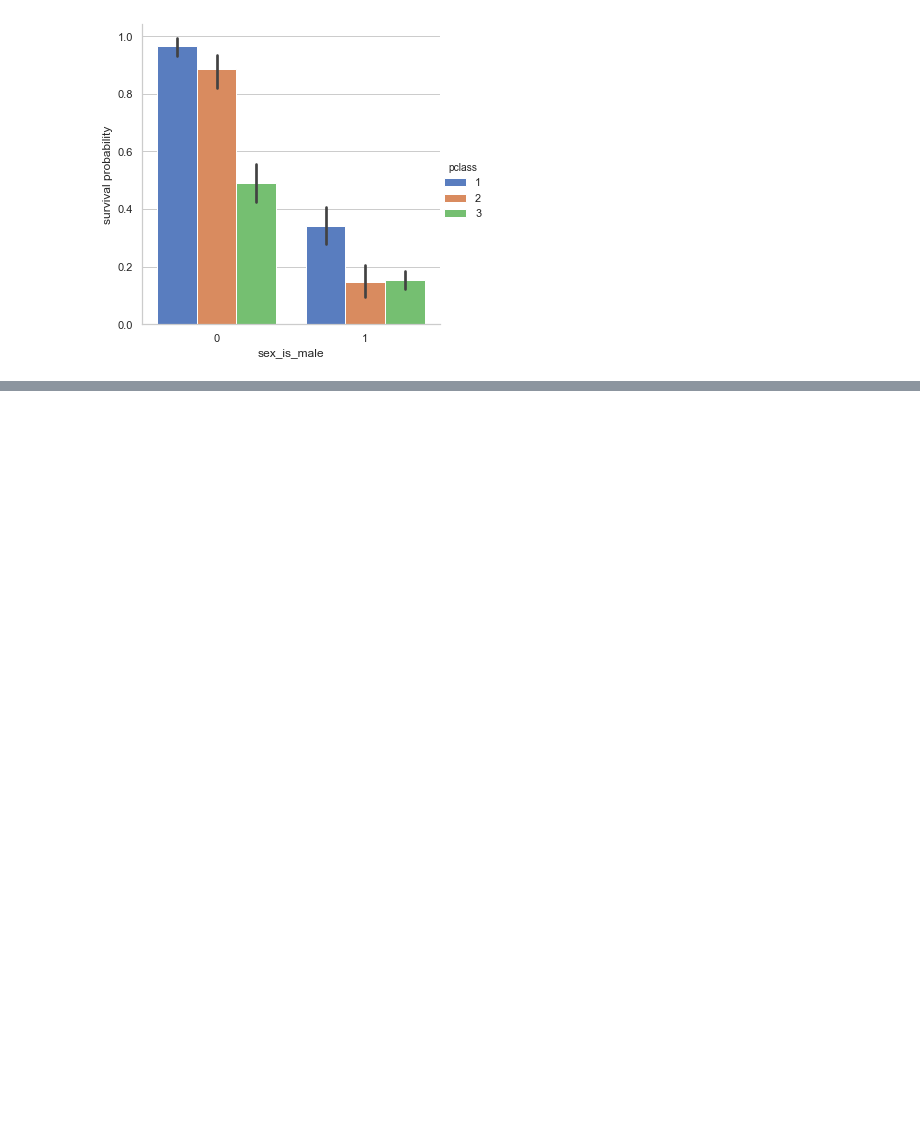
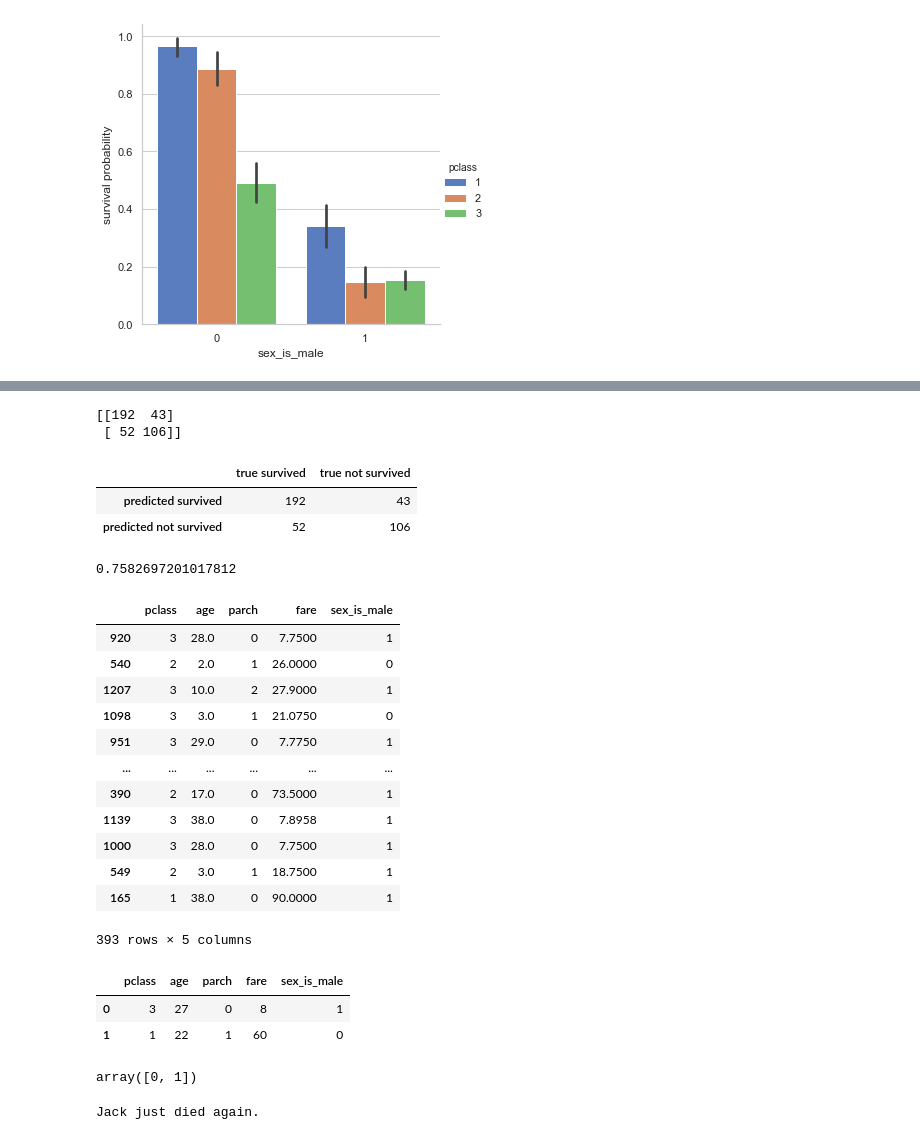
Before and after one commit to antoinedme/titanic-dataset-ml, a Jupyter notebook: Titanic-MachineLearning.ipynb, the cells around one changed output, grey strips where cells are left out. Cells and saved outputs as stored; diff of their text form; code cells hidden in the pictures; blank space fills up the shorter version.

```diff
--- a/Titanic-MachineLearning.ipynb
+++ b/Titanic-MachineLearning.ipynb
@@ -91,0 +148,4 @@ titanic.drop(['name','body','boat','cabin','ticket'],axis=1,inplace=True)
+# %%
+# Saving this table for later
+iceberg = titanic
+iceberg.info()
@@ -195,7 +273,6 @@ from sklearn.model_selection import train_test_split
 %matplotlib inline
 # %%
 # One step i missed earlier: dropping the null values (NaN from 'age' column)
-iceberg = exploratory.dropna()
 iceberg.info()
 # %% [output]
 <class 'pandas.core.frame.DataFrame'>
@@ -214,0 +291,7 @@ memory usage: 65.3 KB
+# %%
+# Splitting the table into all parameters list X and the value we want as y 'survived'
+X = iceberg.drop(['survived'],axis=1)
+y = iceberg['survived']
+
+X.info()
+y.head()
@@ -217,10 +319,4 @@ memory usage: 65.3 KB
 # Using train_test_split function
 # https://scikit-learn.org/stable/modules/generated/sklearn.model_selection.train_test_split.html
 
-survived_y = iceberg[['survived']]
-iceberg = iceberg[['id','sex_is_male','age','parch','fare','pclass']]
-
-iceberg_train, iceberg_test, y_train, y_test = train_test_split( iceberg, survived_y, test_size=0.3, random_state=42)
-iceberg_train
-print('Training data: ', iceberg_train.shape, y_train.shape)
-print('Testing data:  ', iceberg_test.shape, y_test.shape)
+X_train, X_test, y_train, y_test = train_test_split(X,y,test_size=0.3,random_state=67)
@@ -306,0 +464,43 @@ NameError: name 'df' is not defined
+# %%
+print(confusion_matrix(y_test,predictions))
+# %% [output]
+[[192  43]
+ [ 52 106]]
+# %%
+pd.DataFrame(confusion_matrix(y_test, predictions),
+             columns=['true survived', 'true not survived'],
+             index=['predicted survived', 'predicted not survived'])
+# %% [output]
+|  | true survived | true not survived |
+| predicted survived | 192 | 43 |
+| predicted not survived | 52 | 106 |
+# %%
+print(accuracy_score(y_test,predictions))
+# %% [output]
+0.7582697201017812
+# %%
+X_test
+# %% [output]
+|  | pclass | age | parch | fare | sex_is_male |
+| 920 | 3 | 28.0 | 0 | 7.7500 | 1 |
+| 540 | 2 | 2.0 | 1 | 26.0000 | 0 |
+| 1207 | 3 | 10.0 | 2 | 27.9000 | 1 |
+| 1098 | 3 | 3.0 | 1 | 21.0750 | 0 |
+| 951 | 3 | 29.0 | 0 | 7.7750 | 1 |
+| ... | ... | ... | ... | ... | ... |
+| 390 | 2 | 17.0 | 0 | 73.5000 | 1 |
+| 1139 | 3 | 38.0 | 0 | 7.8958 | 1 |
+| 1000 | 3 | 28.0 | 0 | 7.7500 | 1 |
+| 549 | 2 | 3.0 | 1 | 18.7500 | 1 |
+| 165 | 1 | 38.0 | 0 | 90.0000 | 1 |
+393 rows × 5 columns
+# %%
+# Creating Jack and Rose from the movie
+jack = [3, 27, 0, 8,  1]
+rose = [1, 22, 1, 60, 0]
+people = pd.DataFrame(np.array([jack, rose]), columns=['pclass', 'age', 'parch', 'fare','sex_is_male'])
+people
+# %% [output]
+|  | pclass | age | parch | fare | sex_is_male |
+| 0 | 3 | 27 | 0 | 8 | 1 |
+| 1 | 1 | 22 | 1 | 60 | 0 |
@@ -306,0 +510,11 @@ NameError: name 'df' is not defined
+# %%
+will_they_live
+# %% [output]
+array([0, 1])
+# %%
+if will_they_live[0] == 0 :
+    print("Jack just died again.")
+else:
+    print("Awesome, Jack did swim and survived!")
+# %% [output]
+Jack just died again.
```
Also changed, not shown: parts of 38 cells of this notebook.
